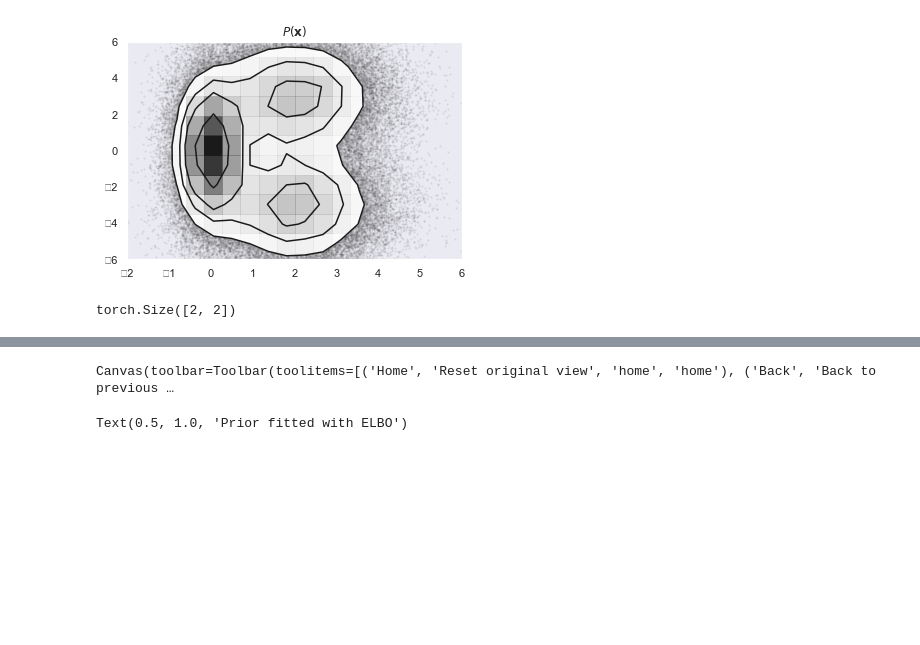
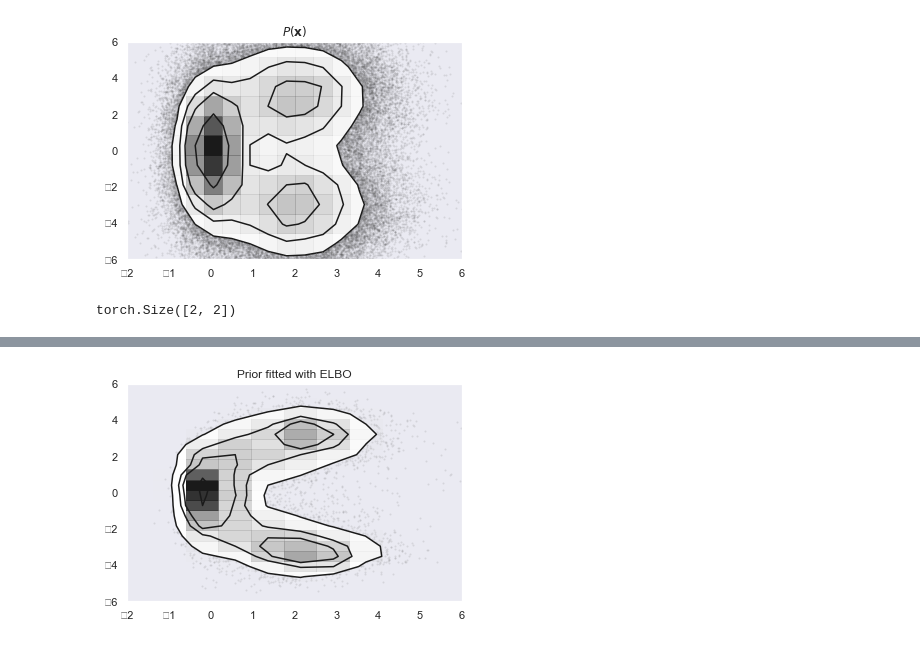
Before and after one commit to jjanborowka/density-deconvolution-astro, a Jupyter notebook: notebooks/svi_compare.ipynb, the cells around one changed output, grey strips where cells are left out. Saved outputs shown, nothing was run; the diff lists cells and outputs as text; code cells hidden in the pictures; blank space fills up the shorter version.

```diff
--- a/notebooks/svi_compare.ipynb
+++ b/notebooks/svi_compare.ipynb
@@ -122,15 +136,14 @@ Epoch 5, Train Loss: -4.13246401529948
 # %%
 torch.set_default_tensor_type('torch.FloatTensor')
-prior_samples = svi.sample_prior(10000)
+prior_samples = svi.sample_prior(10_000)
 
 fig, ax = plt.subplots()
 corner.hist2d(prior_samples[0, :, 0].numpy(), prior_samples[0, :, 1].numpy(), ax=ax)
 ax.set_xlim(x_lim)
 ax.set_ylim(y_lim)
 ax.set_title('Prior fitted with ELBO');
 # %% [output]
-Canvas(toolbar=Toolbar(toolitems=[('Home', 'Reset original view', 'home', 'home'), ('Back', 'Back to previous …
-Text(0.5, 1.0, 'Prior fitted with ELBO')
+[figure, added]
 # %%
 mean = np.array([[3.0, 0.0], [0.0, 0.0]])
 cov = np.array([
```
Also changed, not shown: parts of 3 cells of this notebook, 2 other files.
